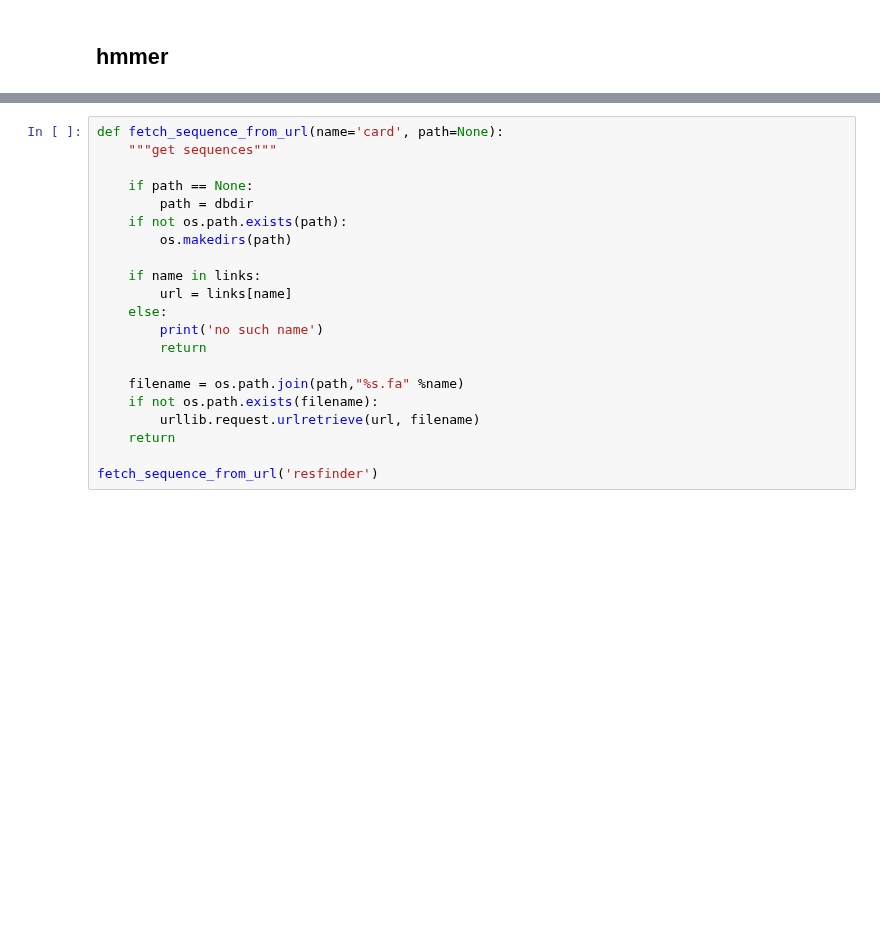
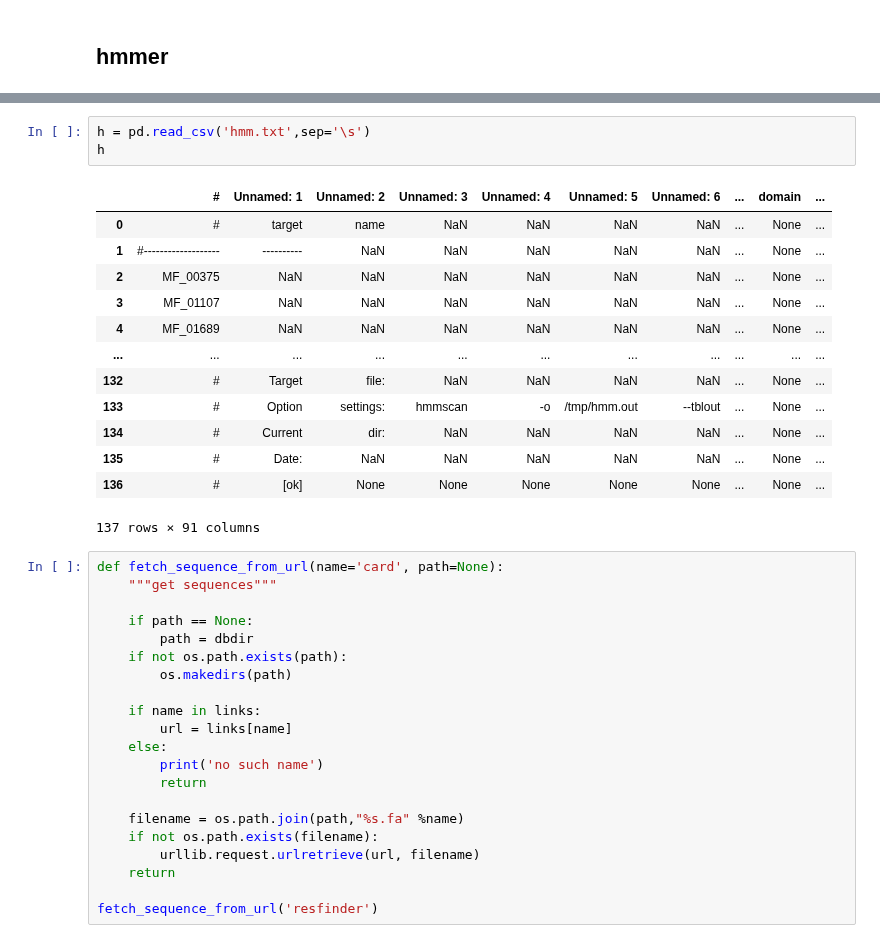
Before and after one commit to dmnfarrell/pathogenie, a Jupyter notebook: notebooks/testing.ipynb, the cells around one changed output, grey strips where cells are left out. Cells and saved outputs as stored; diff of their text form; blank space fills up the shorter version.

```diff
--- a/notebooks/testing.ipynb
+++ b/notebooks/testing.ipynb
@@ -137,3 +82,20 @@ tmp = subprocess.check_output(cmd, shell=True)
+# %%
+h = pd.read_csv('hmm.txt',sep='\s')
+h
+# %% [output]
+|  | # | Unnamed: 1 | Unnamed: 2 | Unnamed: 3 | Unnamed: 4 | Unnamed: 5 | Unnamed: 6 | ... | domain | ... |
+| 0 | # | target | name | NaN | NaN | NaN | NaN | ... | None | ... |
+| 1 | #------------------- | ---------- | NaN | NaN | NaN | NaN | NaN | ... | None | ... |
+| 2 | MF_00375 | NaN | NaN | NaN | NaN | NaN | NaN | ... | None | ... |
+| 3 | MF_01107 | NaN | NaN | NaN | NaN | NaN | NaN | ... | None | ... |
+| 4 | MF_01689 | NaN | NaN | NaN | NaN | NaN | NaN | ... | None | ... |
+| ... | ... | ... | ... | ... | ... | ... | ... | ... | ... | ... |
+| 132 | # | Target | file: | NaN | NaN | NaN | NaN | ... | None | ... |
+| 133 | # | Option | settings: | hmmscan | -o | /tmp/hmm.out | --tblout | ... | None | ... |
+| 134 | # | Current | dir: | NaN | NaN | NaN | NaN | ... | None | ... |
+| 135 | # | Date: | NaN | NaN | NaN | NaN | NaN | ... | None | ... |
+| 136 | # | [ok] | None | None | None | None | None | ... | None | ... |
+137 rows × 91 columns
 # %%
 def fetch_sequence_from_url(name='card', path=None):
     """get sequences"""
```
Also changed, not shown: parts of 7 cells of this notebook, 4 other files.
